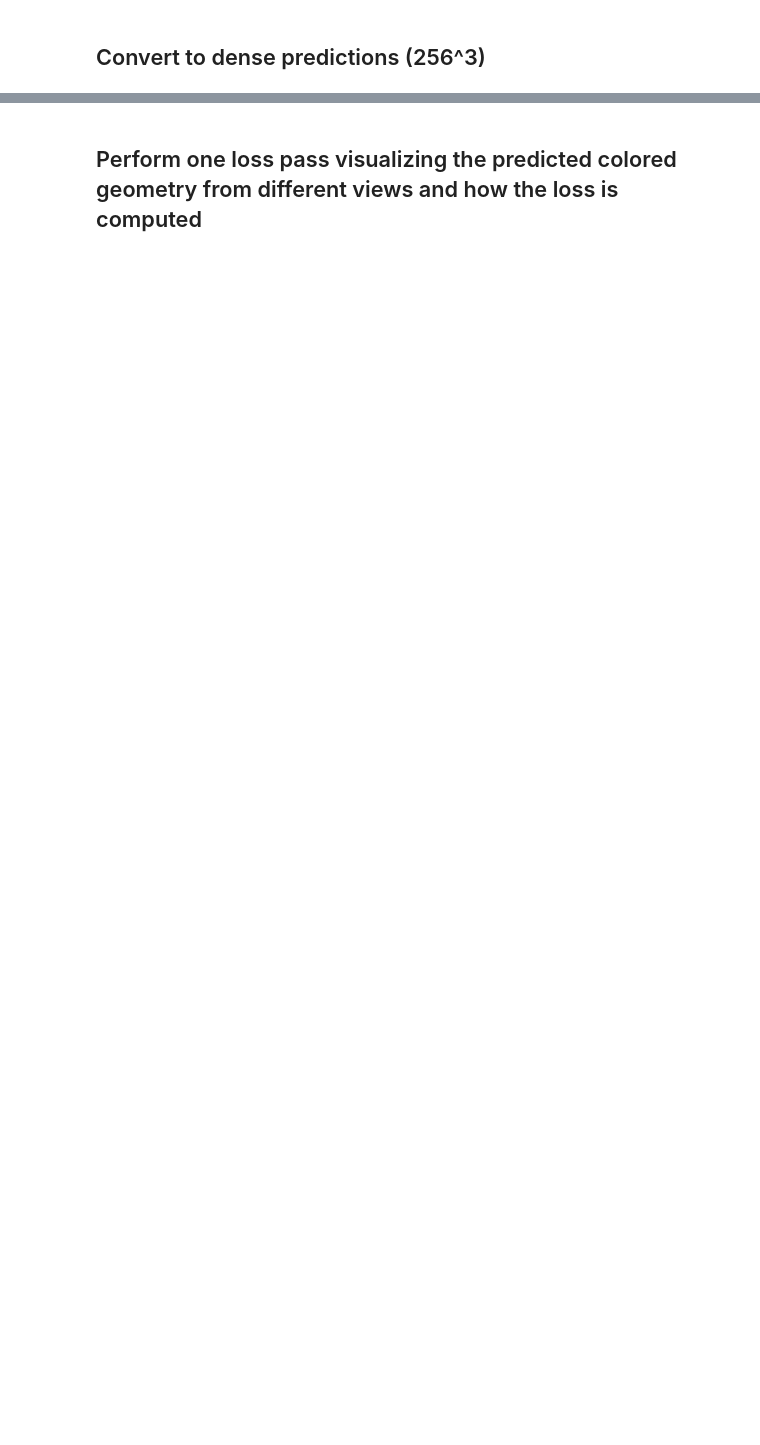
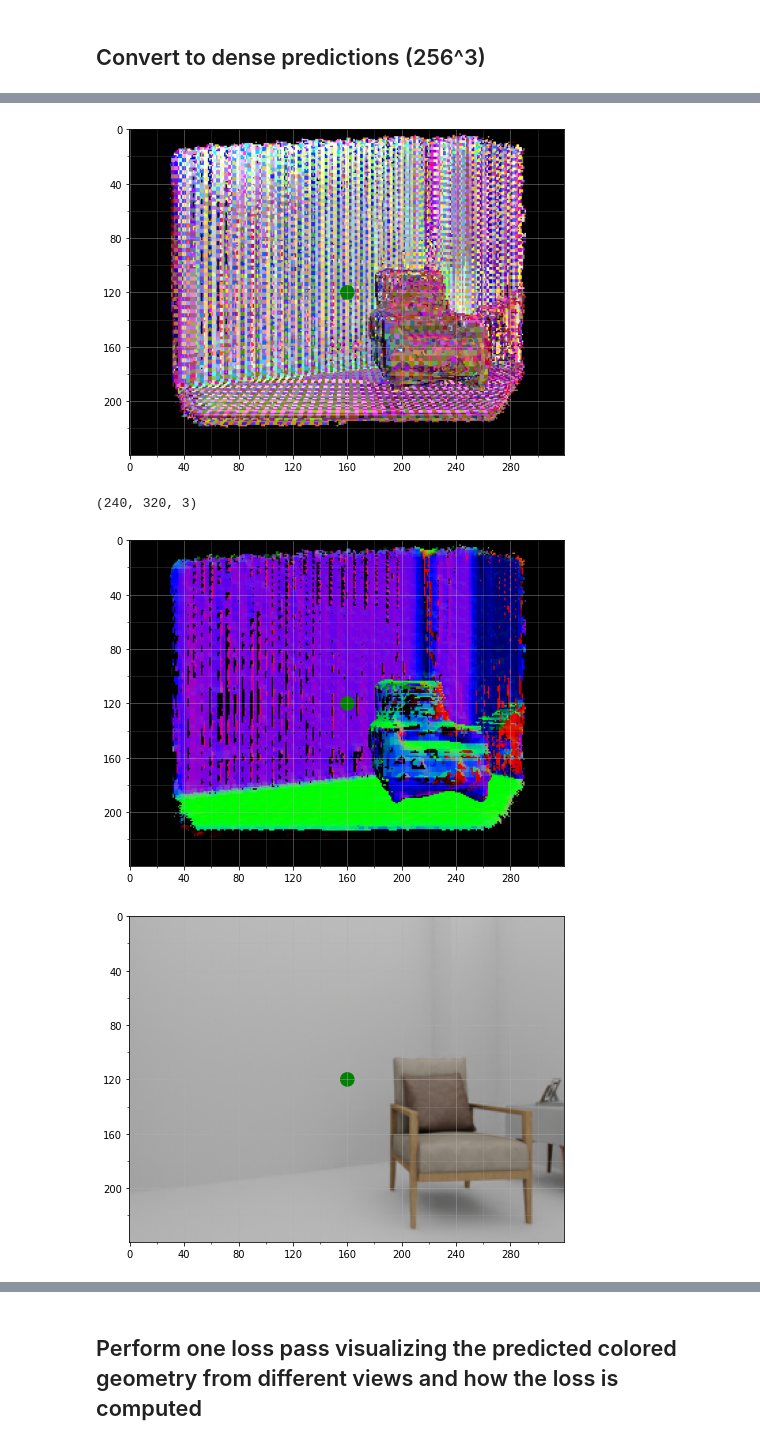
Before and after one commit to jdgalviss/panoptic-reconstruction, a Jupyter notebook: 02_loss.ipynb, the cells around one changed output, grey strips where cells are left out. Drawn from its saved outputs; the diff is of its cells as text; code cells hidden in the pictures; blank space fills up the shorter version.

```diff
--- a/02_loss.ipynb
+++ b/02_loss.ipynb
@@ -214,0 +200,23 @@ cam_poses shape:  torch.Size([1, 4, 1, 4, 4])
+# %%
+from lib.structures import DepthMap
+import numpy as np
+from typing import Tuple
+from lib.structures.frustum import compute_camera2frustum_transform
+import loss as loss_util
+
+color_image_size = (320, 240)
+
+dense_dimensions = torch.Size([1, 1] + config.MODEL.FRUSTUM3D.GRID_DIMENSIONS)
+min_coordinates = torch.IntTensor([0, 0, 0]).to(device)
+truncation = config.MODEL.FRUSTUM3D.TRUNCATION
+
+# Get Dense Predictions
+geometry, _, _ = geometry_sparse_prediction.dense(dense_dimensions, min_coordinates, default_value=truncation)
+rgb, _, _ = rgb_sparse_prediction.dense(dense_dimensions, min_coordinates)
+geometry = geometry.squeeze()
+rgb = rgb.squeeze()
+print("input shape: ", images.shape)
+print("rgb: {}".format(rgb.shape))
+print("rgb values: [{},{}]".format(torch.max(rgb), torch.min(rgb)))
+print("geometry: {}".format(geometry.shape))
+print("geometry values: [{},{}]".format(torch.max(geometry), torch.min(geometry)))
@@ -214,0 +415,26 @@ cam_poses shape:  torch.Size([1, 4, 1, 4, 4])
+# %%
+view_matrix = homogeneous_transform(T_C1W[:,:3,:3],T_C1W[:,:3,-1].transpose(0,1).unsqueeze(0)).to(device)
+
+target_normals = loss_util.compute_normals_sparse(locs, vals, sdf.shape[2:], transform=torch.inverse(view_matrix))
+raycast_color, _, raycast_normal = raycaster_rgbd(locs, vals, colors.contiguous(), target_normals, view_matrix, intrinsics)
+raycast_color = torch.fliplr(raycast_color[0]).unsqueeze(0)
+raycast_normal = torch.fliplr(raycast_normal[0]).unsqueeze(0)
+
+raycast_color_np = raycast_color[0].detach().cpu().numpy()
+raycast_normal_np = raycast_normal[0].detach().cpu().numpy()
+
+raycast_color_np[raycast_color_np<0.0] = 0.0
+raycast_color_np = (255.0*raycast_color_np).astype(np.uint8)
+plot_image(raycast_color_np)
+raycast_normal_np[raycast_normal_np<0.0] = 0.0
+raycast_normal_np = (255.0*raycast_normal_np).astype(np.uint8)
+print(raycast_normal_np.shape)
+plot_image(raycast_normal_np)
+
+input_img = Image.open('data/front3d/70f7c6c1-c48f-4106-bcef-40b80b84bbad/rgb_0001.png')
+plot_image(input_img)
+# %% [output]
+[figure, added]
+(240, 320, 3)
+[figure, added]
+[figure, added]
```
Also changed, not shown: parts of 13 cells of this notebook.
